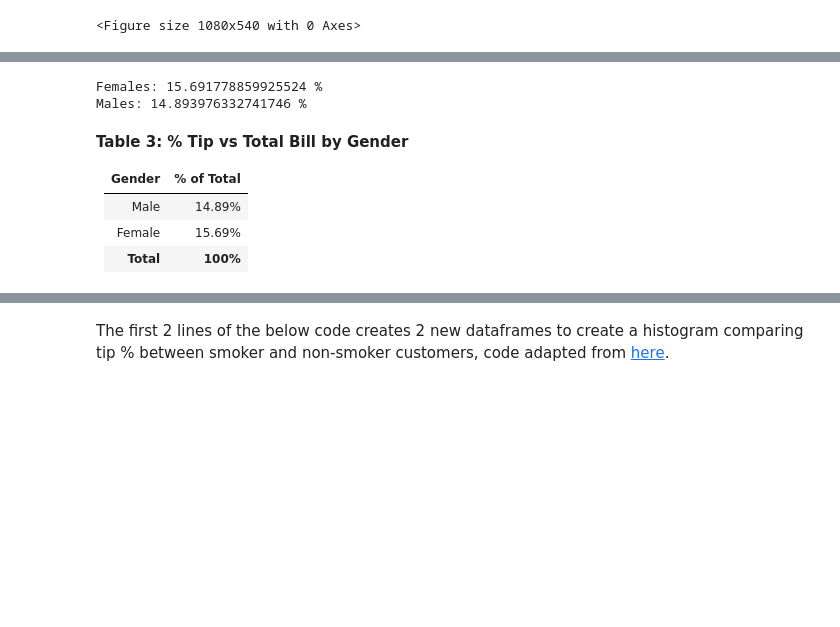
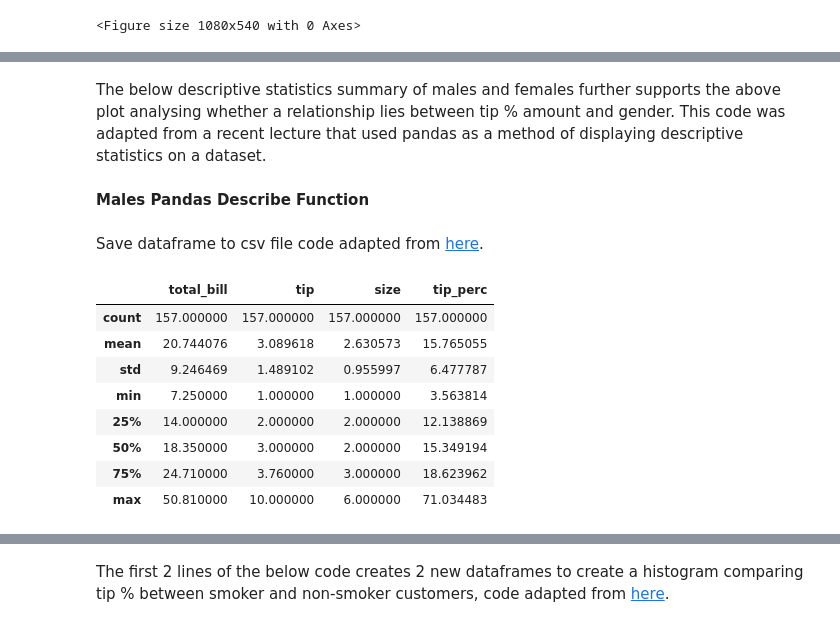
Before and after one commit to Dowline1/FODA-Project-2019, a Jupyter notebook: FODA-Project-2019.ipynb, the cells around one changed output, grey strips where cells are left out. Drawn from its saved outputs; the diff is of its cells as text; code cells hidden in the pictures; blank space fills up the shorter version.

Commit message:
Continuation of analysis into dataset

```diff
--- a/FODA-Project-2019.ipynb
+++ b/FODA-Project-2019.ipynb
@@ -100,17 +104,22 @@ This suggests that the females are more consistenly tipping at the average tip t
-# %%
-# Code below calculates the % Tip by both Genders
-avg_tip_female = ((sum(df_female['tip'])/sum(df_female['total_bill']))*100)
-avg_tip_male = ((sum(df_male['tip'])/sum(df_male['total_bill']))*100)
-print('Females:',avg_tip_female,'%')
-print('Males:',avg_tip_male,'%')
-# %% [output]
-Females: 15.691778859925524 %
-Males: 14.893976332741746 %
-# %% [markdown]
-**Table 3: % Tip vs Total Bill by Gender**
-
-|**Gender**|**% of Total**|
-|:-----:|:-----:|
-|Male|14.89%|
-|Female|15.69%|
-|**Total**|**100%**|
+# %% [markdown]
+The below descriptive statistics summary of males and females further supports the above plot analysing whether a relationship lies between tip % amount and gender. This code was adapted from a recent lecture that used pandas as a method of displaying descriptive statistics on a dataset.
+# %% [markdown]
+**Males Pandas Describe Function**
+# %% [markdown]
+Save dataframe to csv file code adapted from [here](https://stackoverflow.com/questions/48158688/save-pandas-describe-for-human-readibility/48158748).
+# %%
+# Save table to CSV
+df_male.describe().to_csv("Resources/df_male_describe.csv")
+
+# Code adapted from recent lecture on using pandas for Descriptive Statistics
+df_male.describe()
+# %% [output]
+|  | total_bill | tip | size | tip_perc |
+| count | 157.000000 | 157.000000 | 157.000000 | 157.000000 |
+| mean | 20.744076 | 3.089618 | 2.630573 | 15.765055 |
+| std | 9.246469 | 1.489102 | 0.955997 | 6.477787 |
+| min | 7.250000 | 1.000000 | 1.000000 | 3.563814 |
+| 25% | 14.000000 | 2.000000 | 2.000000 | 12.138869 |
+| 50% | 18.350000 | 3.000000 | 2.000000 | 15.349194 |
+| 75% | 24.710000 | 3.760000 | 3.000000 | 18.623962 |
+| max | 50.810000 | 10.000000 | 6.000000 | 71.034483 |
```
Also changed, not shown: parts of 21 cells of this notebook, 4 other files.
